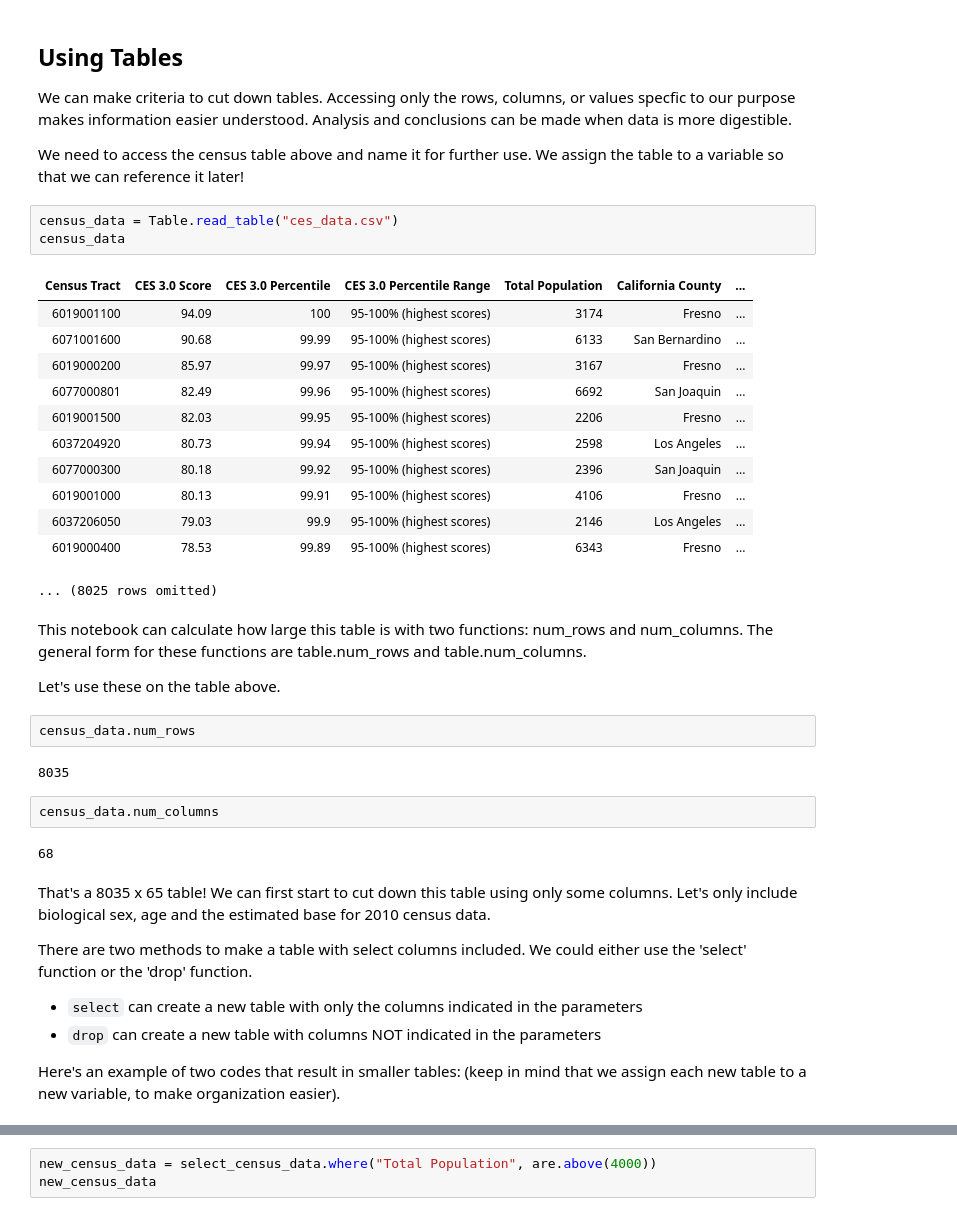
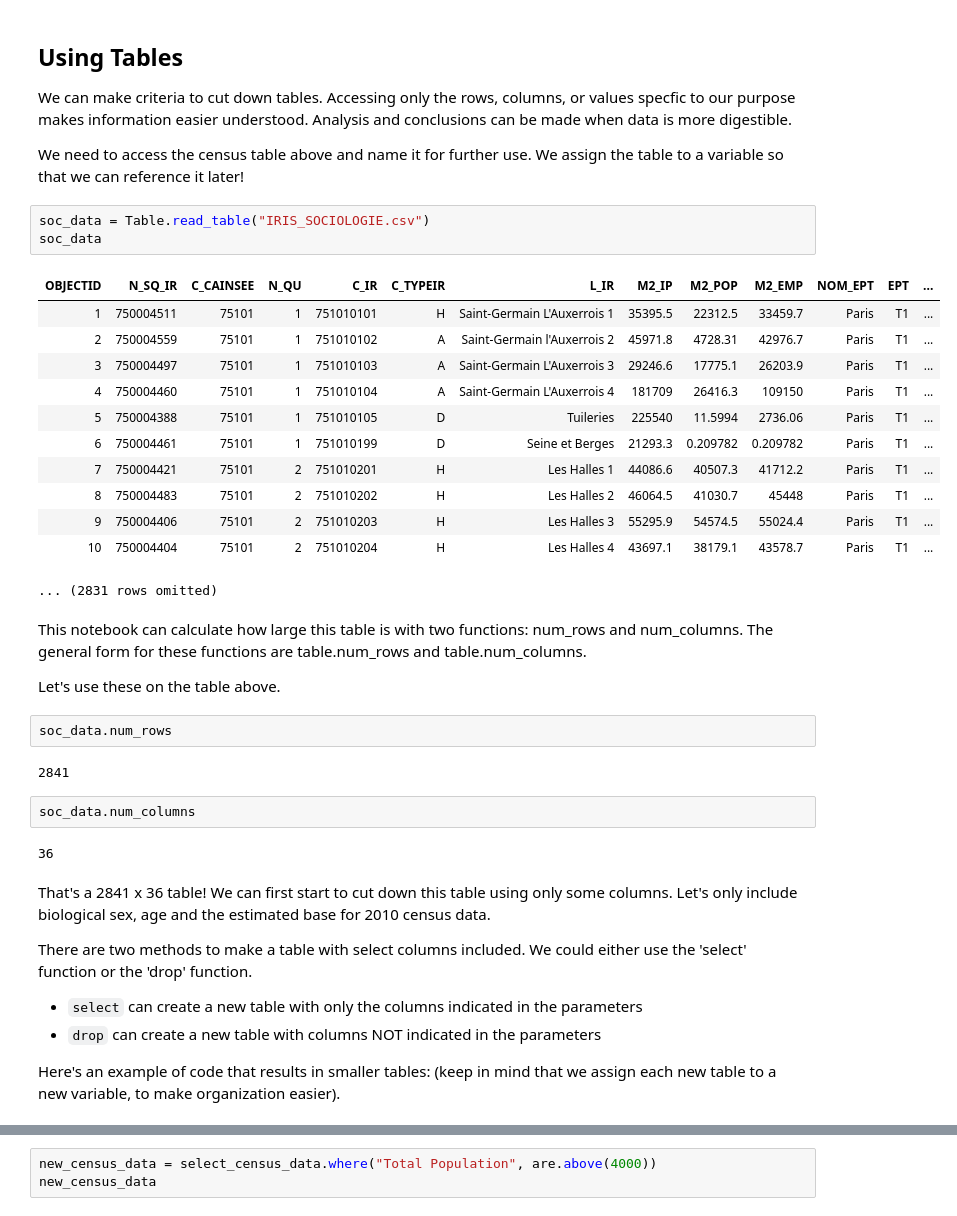
Before and after one commit to Sandotin/Analysis-of-Gentrification-of-Paris-IRIS-Units, a Jupyter notebook: Introduction-to-Python (1).ipynb, the cells around one changed output, grey strips where cells are left out. Drawn from its saved outputs; the diff is of its cells as text.

```diff
--- a/Introduction-to-Python.ipynb
+++ b/Introduction-to-Python (1).ipynb
@@ -74,35 +161,35 @@ We can make criteria to cut down tables. Accessing only the rows, columns, or va
 
 We need to access the census table above and name it for further use. We assign the table to a variable so that we can reference it later!
 # %%
-census_data = Table.read_table("ces_data.csv")
-census_data
+soc_data = Table.read_table("IRIS_SOCIOLOGIE.csv")
+soc_data
 # %% [output]
-| Census Tract | CES 3.0 Score | CES 3.0 Percentile | CES 3.0 Percentile Range | Total Population | California County | ... |
-| 6019001100 | 94.09 | 100 | 95-100% (highest scores) | 3174 | Fresno | ... |
-| 6071001600 | 90.68 | 99.99 | 95-100% (highest scores) | 6133 | San Bernardino | ... |
-| 6019000200 | 85.97 | 99.97 | 95-100% (highest scores) | 3167 | Fresno | ... |
-| 6077000801 | 82.49 | 99.96 | 95-100% (highest scores) | 6692 | San Joaquin | ... |
-| 6019001500 | 82.03 | 99.95 | 95-100% (highest scores) | 2206 | Fresno | ... |
-| 6037204920 | 80.73 | 99.94 | 95-100% (highest scores) | 2598 | Los Angeles | ... |
-| 6077000300 | 80.18 | 99.92 | 95-100% (highest scores) | 2396 | San Joaquin | ... |
-| 6019001000 | 80.13 | 99.91 | 95-100% (highest scores) | 4106 | Fresno | ... |
-| 6037206050 | 79.03 | 99.9 | 95-100% (highest scores) | 2146 | Los Angeles | ... |
-| 6019000400 | 78.53 | 99.89 | 95-100% (highest scores) | 6343 | Fresno | ... |
+| OBJECTID | N_SQ_IR | C_CAINSEE | N_QU | C_IR | C_TYPEIR | L_IR | M2_IP | M2_POP | M2_EMP | NOM_EPT | EPT | ... |
+| 1 | 750004511 | 75101 | 1 | 751010101 | H | Saint-Germain L'Auxerrois 1 | 35395.5 | 22312.5 | 33459.7 | Paris | T1 | ... |
+| 2 | 750004559 | 75101 | 1 | 751010102 | A | Saint-Germain l'Auxerrois 2 | 45971.8 | 4728.31 | 42976.7 | Paris | T1 | ... |
+| 3 | 750004497 | 75101 | 1 | 751010103 | A | Saint-Germain L'Auxerrois 3 | 29246.6 | 17775.1 | 26203.9 | Paris | T1 | ... |
+| 4 | 750004460 | 75101 | 1 | 751010104 | A | Saint-Germain L'Auxerrois 4 | 181709 | 26416.3 | 109150 | Paris | T1 | ... |
+| 5 | 750004388 | 75101 | 1 | 751010105 | D | Tuileries | 225540 | 11.5994 | 2736.06 | Paris | T1 | ... |
+| 6 | 750004461 | 75101 | 1 | 751010199 | D | Seine et Berges | 21293.3 | 0.209782 | 0.209782 | Paris | T1 | ... |
+| 7 | 750004421 | 75101 | 2 | 751010201 | H | Les Halles 1 | 44086.6 | 40507.3 | 41712.2 | Paris | T1 | ... |
+| 8 | 750004483 | 75101 | 2 | 751010202 | H | Les Halles 2 | 46064.5 | 41030.7 | 45448 | Paris | T1 | ... |
+| 9 | 750004406 | 75101 | 2 | 751010203 | H | Les Halles 3 | 55295.9 | 54574.5 | 55024.4 | Paris | T1 | ... |
+| 10 | 750004404 | 75101 | 2 | 751010204 | H | Les Halles 4 | 43697.1 | 38179.1 | 43578.7 | Paris | T1 | ... |
-... (8025 rows omitted)
+... (2831 rows omitted)
 # %% [markdown]
 This notebook can calculate how large this table is with two functions: num_rows and num_columns. The general form for these functions are table.num_rows and table.num_columns.
 
 Let's use these on the table above.
 # %%
-census_data.num_rows
+soc_data.num_rows
 # %% [output]
-8035
+2841
 # %%
-census_data.num_columns
+soc_data.num_columns
 # %% [output]
-68
+36
 # %% [markdown]
-That's a 8035 x 65 table! We can first start to cut down this table using only some columns. Let's only include biological sex, age and the estimated base for 2010 census data.
+That's a 2841 x 36 table! We can first start to cut down this table using only some columns. Let's only include biological sex, age and the estimated base for 2010 census data.
 
 There are two methods to make a table with select columns included. We could either use the 'select' function or the 'drop' function.
 
@@ -110,4 +197,4 @@ There are two methods to make a table with select columns included. We could eit
 - `drop` can create a new table with columns NOT indicated in the parameters
 
 
-Here's an example of two codes that result in smaller tables: (keep in mind that we assign each new table to a new variable, to make organization easier).
+Here's an example of code that results in smaller tables: (keep in mind that we assign each new table to a new variable, to make organization easier).
```
Also changed, not shown: parts of 38 cells of this notebook, 1 other file.
